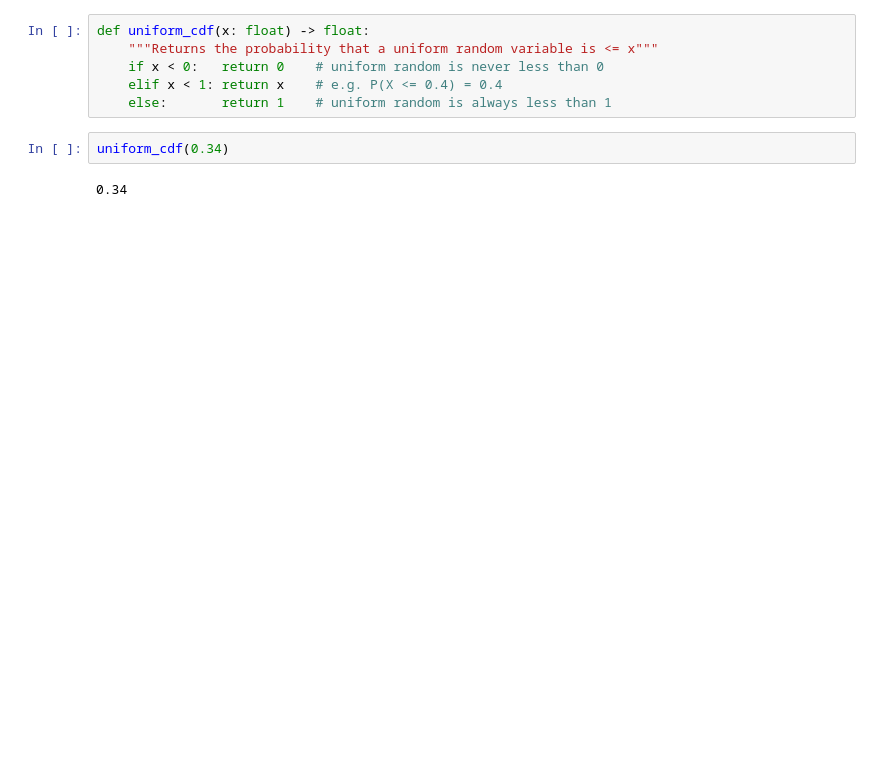
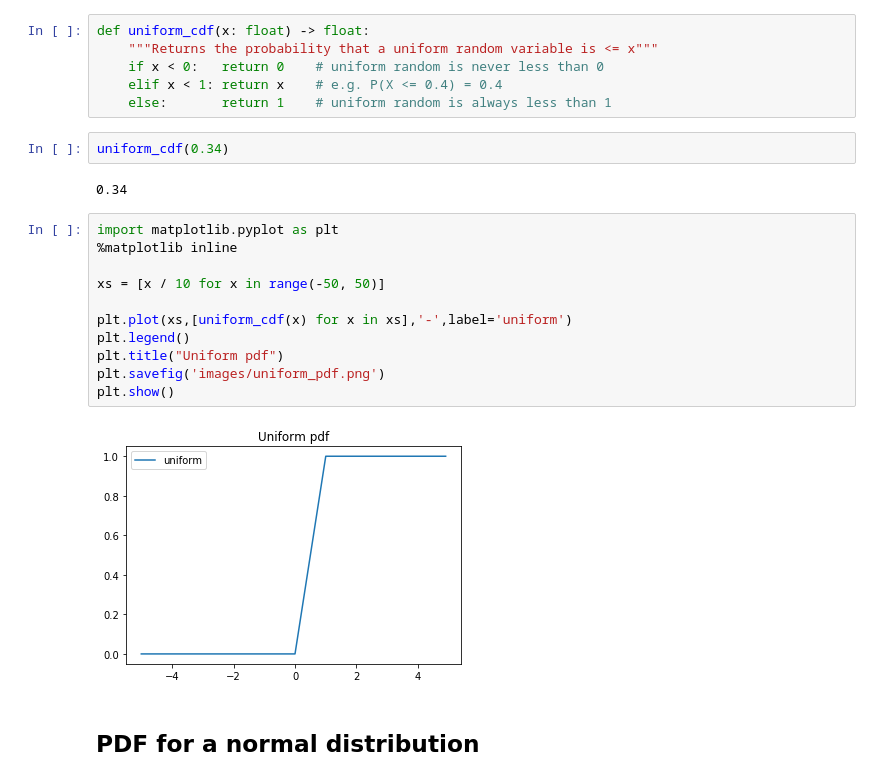
Before and after one commit to ksatola/data-science-from-scratch, a Jupyter notebook: 06_Probability.ipynb, the cells around one changed output. Saved outputs shown, nothing was run; the diff lists cells and outputs as text; blank space fills up the shorter version.

```diff
--- a/06_Probability.ipynb
+++ b/06_Probability.ipynb
@@ -68,3 +68,18 @@ def uniform_cdf(x: float) -> float:
 uniform_cdf(0.34)
 # %% [output]
 0.34
+# %%
+import matplotlib.pyplot as plt
+%matplotlib inline
+
+xs = [x / 10 for x in range(-50, 50)]
+
+plt.plot(xs,[uniform_cdf(x) for x in xs],'-',label='uniform')
+plt.legend()
+plt.title("Uniform pdf")
+plt.savefig('images/uniform_pdf.png')
+plt.show()
+# %% [output]
+[figure, added]
+# %% [markdown]
+## PDF for a normal distribution
```
Also changed, not shown: parts of 5 cells of this notebook, 3 other files.
